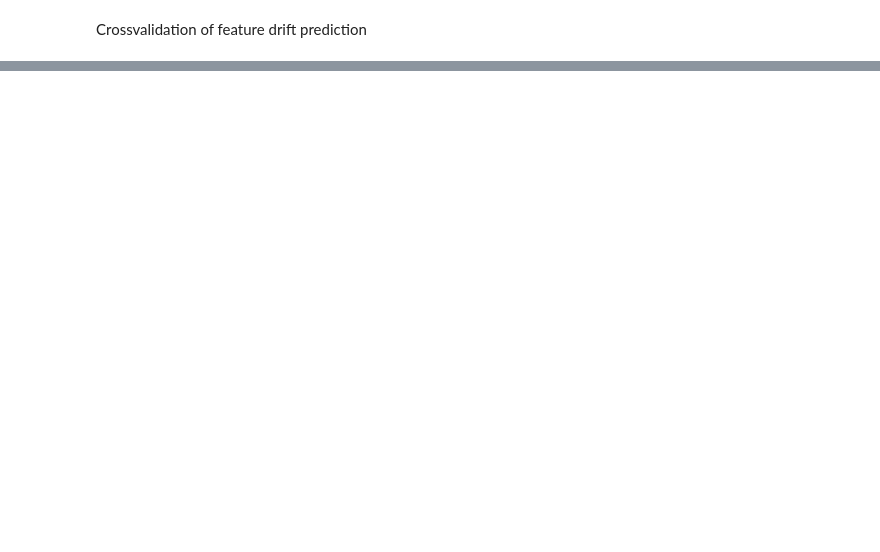
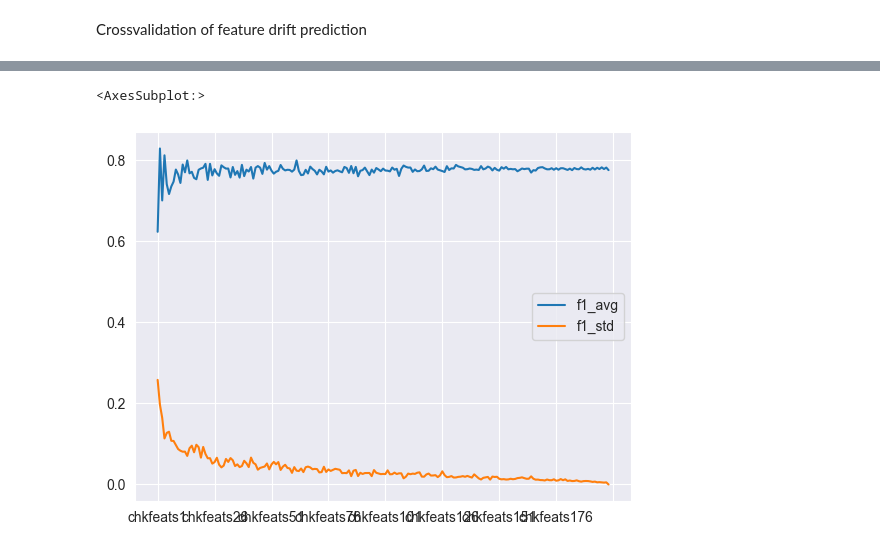
Before and after one commit to marcell-nemeth/dde, a Jupyter notebook: notebooks/drift_score_correlation_insect.ipynb, the cells around one changed output, grey strips where cells are left out. Cells and saved outputs as stored; diff of their text form; code cells hidden in the pictures; blank space fills up the shorter version.

```diff
--- a/notebooks/drift_score_correlation_insect.ipynb
+++ b/notebooks/drift_score_correlation_insect.ipynb
@@ -608,0 +641,29 @@ cross_metrics
+# %%
+max_num_chkfts = 199
+num_kfold = 20
+# %%
+for num_chkfts in range(1, max_num_chkfts+1):
+    for k in range(1, num_kfold+1):
+        feats_check = [f'feat_{r}' for r in random.sample(range(1, 200), num_chkfts)]
+        d2_df_filt = d2_df[(d2_df['feature_2'].isin(feats_check))]
+
+        d2_df_filt_agg = d2_df_filt.groupby('feature_1').agg({'feat_1_drift': 'sum'})
+
+        d2_df_filt_agg['pred'] = d2_df_filt_agg['feat_1_drift'].map(lambda x: 1 if x / num_chkfts >= 0.5 else 0)
+        feat_1_drift_gt = feat_1_drift_gt.merge(d2_df_filt_agg[['pred']], left_index=True, right_index=True, how='left')
+
+        measurement_df[f'chkfeats{num_chkfts}_fold{k}'] = f1_score(feat_1_drift_gt['drift_gt'], feat_1_drift_gt['pred'].fillna(0))
+
+        feat_1_drift_gt = feat_1_drift_gt.drop(columns=['pred'])
+# %%
+idx = measurement_df.columns.str.split('_', expand=True)
+measurement_df.columns = pd.MultiIndex.from_tuples(idx)
+# %%
+measurement_agg = pd.DataFrame()
+measurement_agg['f1_avg'] = measurement_df.mean(level=0, axis='columns').T
+measurement_agg['f1_std'] = measurement_df.std(level=0, axis='columns').T
+# %%
+measurement_agg.plot()
+# %% [output]
+<AxesSubplot:>
+[figure, added]
```
Also changed, not shown: parts of 37 cells of this notebook, 2 other files.
